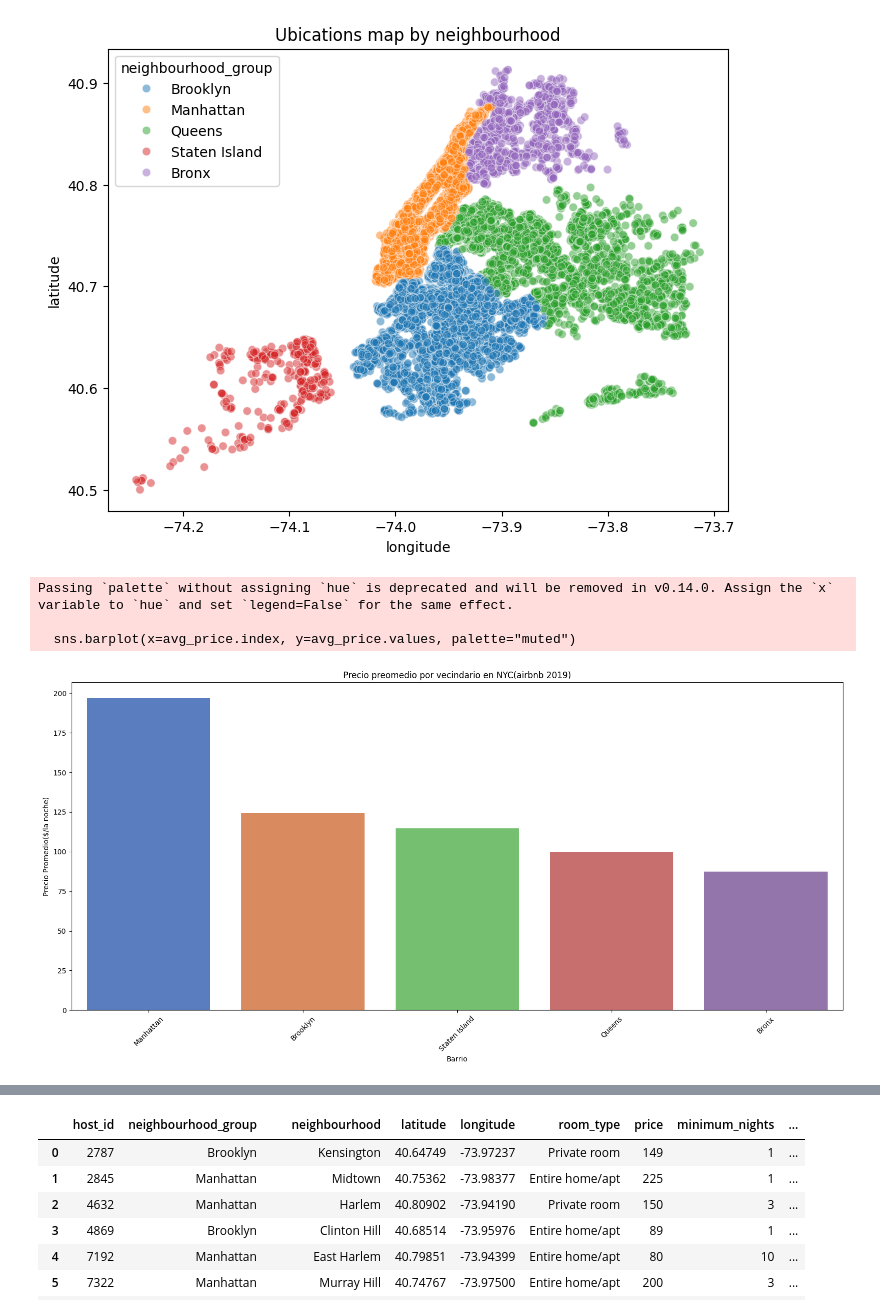
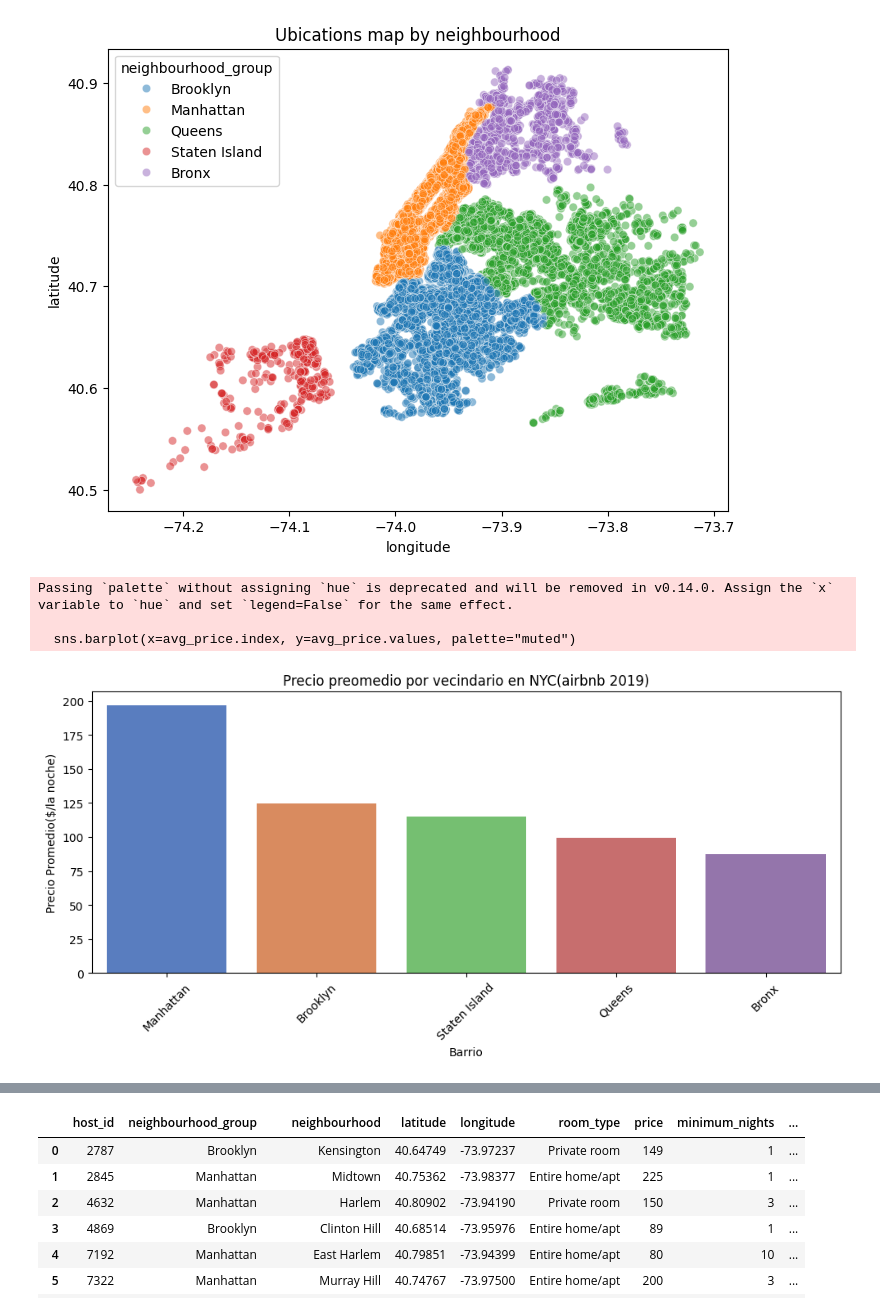
Before and after one commit to 4GeeksAcademy/agumarquez-machine-learning-python-template, a Jupyter notebook: src/explore.ipynb, the cells around one changed output, grey strips where cells are left out. Saved outputs shown, nothing was run; the diff lists cells and outputs as text; code cells hidden in the pictures.

```diff
--- a/src/explore.ipynb
+++ b/src/explore.ipynb
@@ -62,17 +146,17 @@ Text(0.5, 1.0, 'Ubications map by neighbourhood')
 # %%
 avg_price = df.groupby("neighbourhood_group")["price"].mean().sort_values(ascending=False)
 
-plt.figure(figsize=(16, 8))
+plt.figure(figsize=(10, 5))
 sns.barplot(x=avg_price.index, y=avg_price.values, palette="muted")
 
 plt.xticks(rotation=45)
 plt.title("Precio preomedio por vecindario en NYC(airbnb 2019)")
 plt.xlabel("Barrio")
 plt.ylabel("Precio Promedio($/la noche)")
 plt.tight_layout()
 plt.show()
 # %% [output]
 Passing `palette` without assigning `hue` is deprecated and will be removed in v0.14.0. Assign the `x` variable to `hue` and set `legend=False` for the same effect.
 
   sns.barplot(x=avg_price.index, y=avg_price.values, palette="muted")
-[figure, old version]
+[figure, new version]
```
Also changed, not shown: parts of 11 cells of this notebook, 1 other file.
